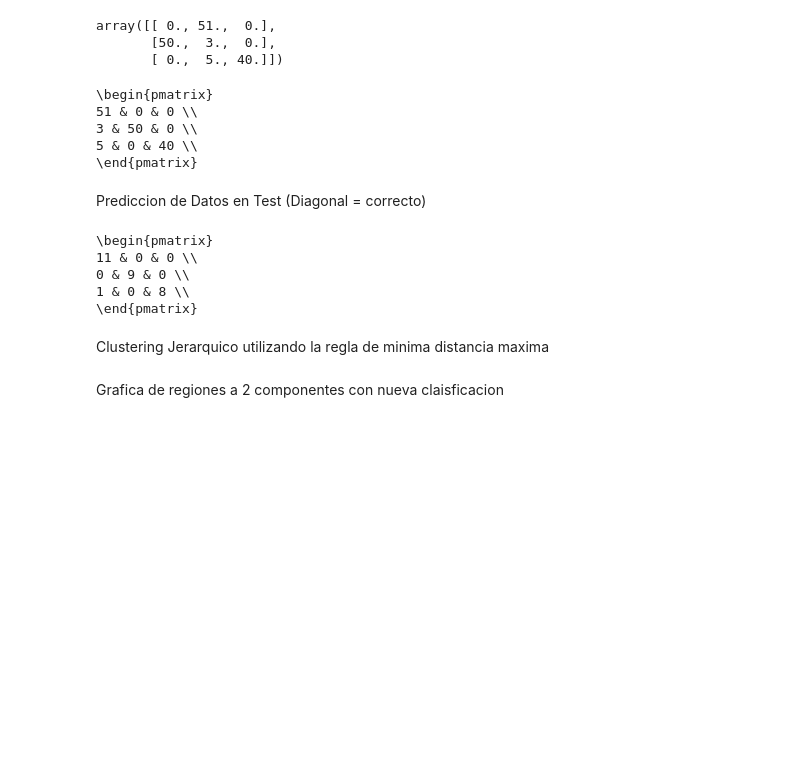
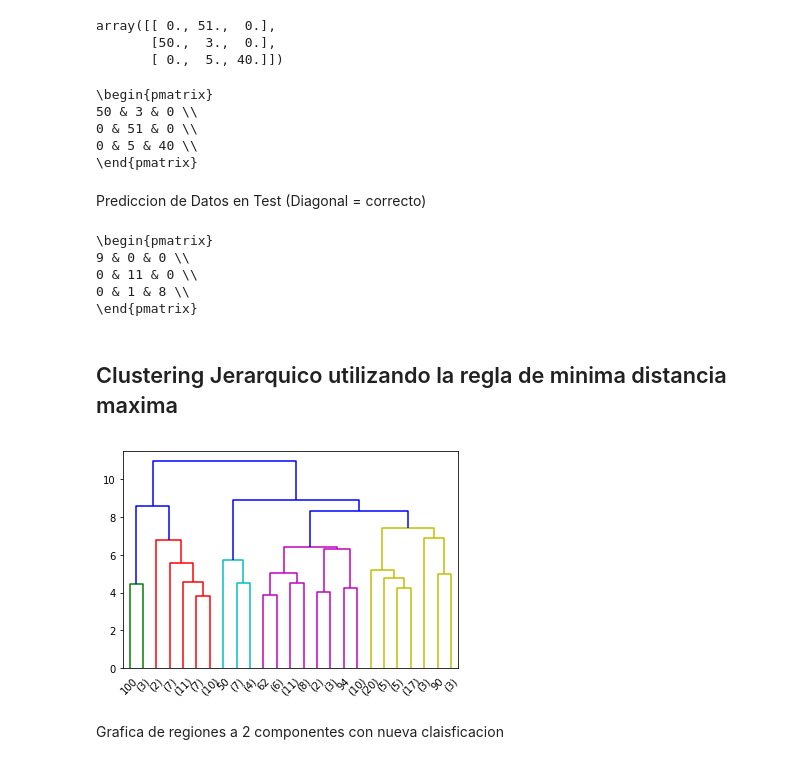
Before and after one commit to ekiMGlz/AplicadaIII, a Jupyter notebook: Clustering/bleh.ipynb, the cells around one changed output. Drawn from its saved outputs; the diff is of its cells as text; code cells hidden in the pictures; blank space fills up the shorter version.

```diff
--- a/Clustering/bleh.ipynb
+++ b/Clustering/bleh.ipynb
@@ -139,29 +104,37 @@ array([[ 0., 51.,  0.],
        [ 0.,  5., 40.]])
 # %%
 # Reordenando para que quede diagonal
-print(ls.latexMatrix(M[:,[1,0,2]], "",eq=False))
+print(ls.latexMatrix(M[[1,0,2], :], "",eq=False))
 # %% [output]
 \begin{pmatrix}
-51 & 0 & 0 \\
-3 & 50 & 0 \\
-5 & 0 & 40 \\
+50 & 3 & 0 \\
+0 & 51 & 0 \\
+0 & 5 & 40 \\
 \end{pmatrix}
 # %% [markdown]
 Prediccion de Datos en Test (Diagonal = correcto)
 # %%
-kmeans.predict(X_test)
+kmeans_test_labels = kmeans.predict(X_test)
 M = np.zeros((3,3))
 
-for i,j in zip(kmeans.predict(X_test),test_labels):
+for i,j in zip(kmeans_test_labels,test_labels):
     M[i, j] += 1
-print(ls.latexMatrix(M[:,[1,0,2]], "",eq=False))
+print(ls.latexMatrix(M[[1,0,2], :], "",eq=False))
 # %% [output]
 \begin{pmatrix}
-11 & 0 & 0 \\
-0 & 9 & 0 \\
-1 & 0 & 8 \\
+9 & 0 & 0 \\
+0 & 11 & 0 \\
+0 & 1 & 8 \\
 \end{pmatrix}
 # %% [markdown]
-Clustering Jerarquico utilizando la regla de minima distancia maxima
+## Clustering Jerarquico utilizando la regla de minima distancia maxima
+# %%
+# Z es una estructura de como se van juntando las cosas a cada etapa del proceso
+Z = sp.cluster.hierarchy.complete(X_train)
+# Los numeros en parentesis son el numero de nodos chiquitos que se comio esa linea
+sp.cluster.hierarchy.dendrogram(Z, 25, "lastp")
+plt.show()
+# %% [output]
+[figure, added]
 # %% [markdown]
 Grafica de regiones a 2 componentes con nueva claisficacion
```
Also changed, not shown: parts of 23 cells of this notebook.
